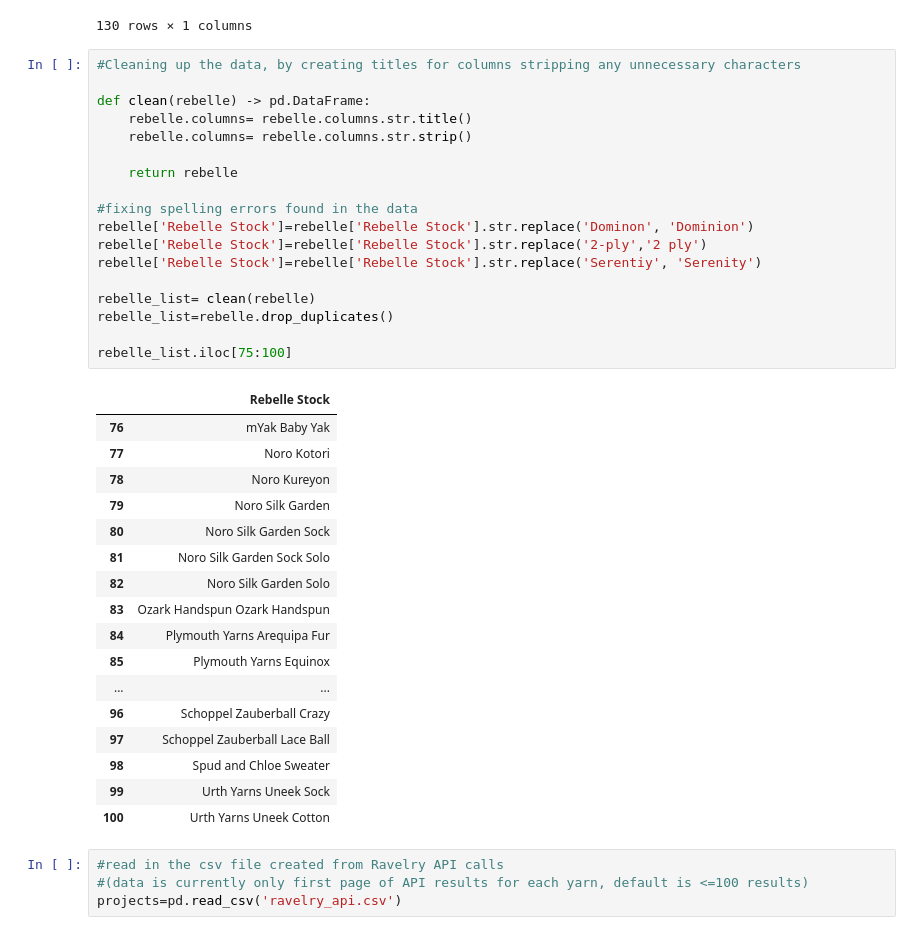
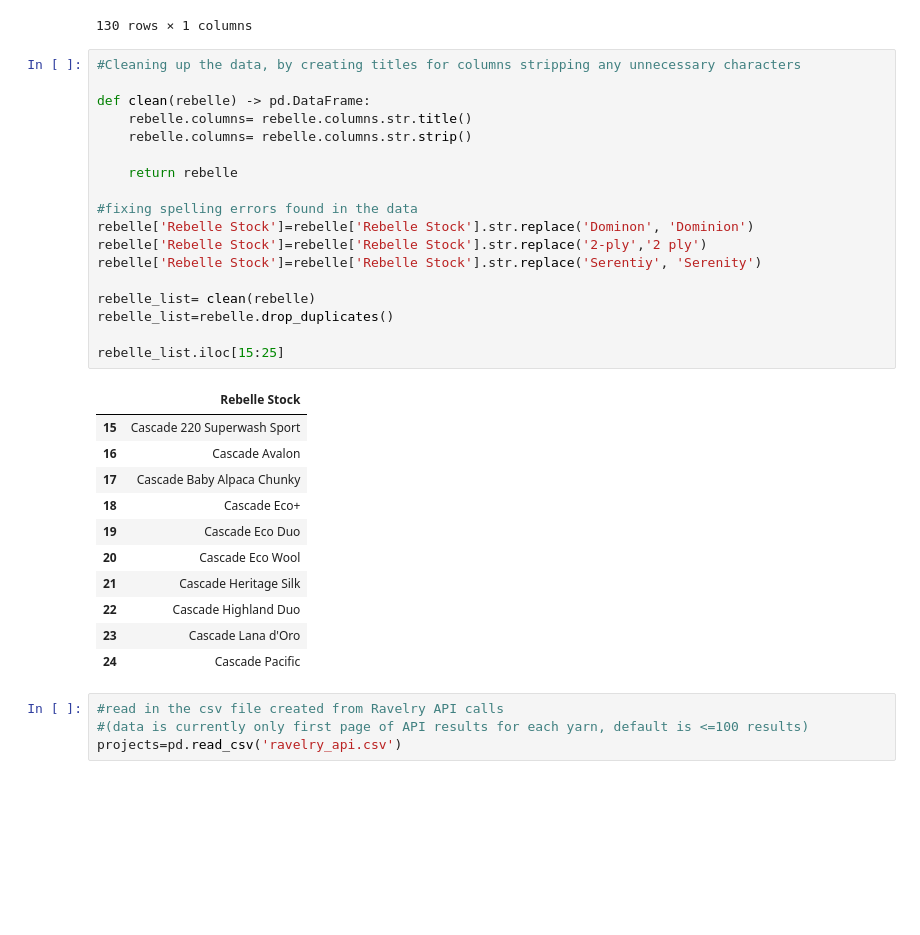
Before and after one commit to amoeba731/Yarnshop, a Jupyter notebook: yarnshop.ipynb, the cells around one changed output. Saved outputs shown, nothing was run; the diff lists cells and outputs as text; blank space fills up the shorter version.

```diff
--- a/yarnshop.ipynb
+++ b/yarnshop.ipynb
@@ -75,39 +75,33 @@ rebelle
 # %%
 #Cleaning up the data, by creating titles for columns stripping any unnecessary characters
 
 def clean(rebelle) -> pd.DataFrame:
     rebelle.columns= rebelle.columns.str.title()
     rebelle.columns= rebelle.columns.str.strip()
 
     return rebelle
 
 #fixing spelling errors found in the data
 rebelle['Rebelle Stock']=rebelle['Rebelle Stock'].str.replace('Dominon', 'Dominion')
 rebelle['Rebelle Stock']=rebelle['Rebelle Stock'].str.replace('2-ply','2 ply')
 rebelle['Rebelle Stock']=rebelle['Rebelle Stock'].str.replace('Serentiy', 'Serenity')
 
 rebelle_list= clean(rebelle)
 rebelle_list=rebelle.drop_duplicates()
 
-rebelle_list.iloc[75:100]
+rebelle_list.iloc[15:25]
 # %% [output]
 |  | Rebelle Stock |
-| 76 | mYak Baby Yak |
-| 77 | Noro Kotori |
-| 78 | Noro Kureyon |
-| 79 | Noro Silk Garden |
-| 80 | Noro Silk Garden Sock |
-| 81 | Noro Silk Garden Sock Solo |
-| 82 | Noro Silk Garden Solo |
-| 83 | Ozark Handspun Ozark Handspun |
-| 84 | Plymouth Yarns Arequipa Fur |
-| 85 | Plymouth Yarns Equinox |
-| ... | ... |
-| 96 | Schoppel Zauberball Crazy |
-| 97 | Schoppel Zauberball Lace Ball |
-| 98 | Spud and Chloe Sweater |
-| 99 | Urth Yarns Uneek Sock |
-| 100 | Urth Yarns Uneek Cotton |
+| 15 | Cascade 220 Superwash Sport |
+| 16 | Cascade Avalon |
+| 17 | Cascade Baby Alpaca Chunky |
+| 18 | Cascade Eco+ |
+| 19 | Cascade Eco Duo |
+| 20 | Cascade Eco Wool |
+| 21 | Cascade Heritage Silk |
+| 22 | Cascade Highland Duo |
+| 23 | Cascade Lana d'Oro |
+| 24 | Cascade Pacific |
 # %%
 #read in the csv file created from Ravelry API calls
 #(data is currently only first page of API results for each yarn, default is <=100 results)
```
Also changed, not shown: parts of 14 cells of this notebook, 1 other file.
